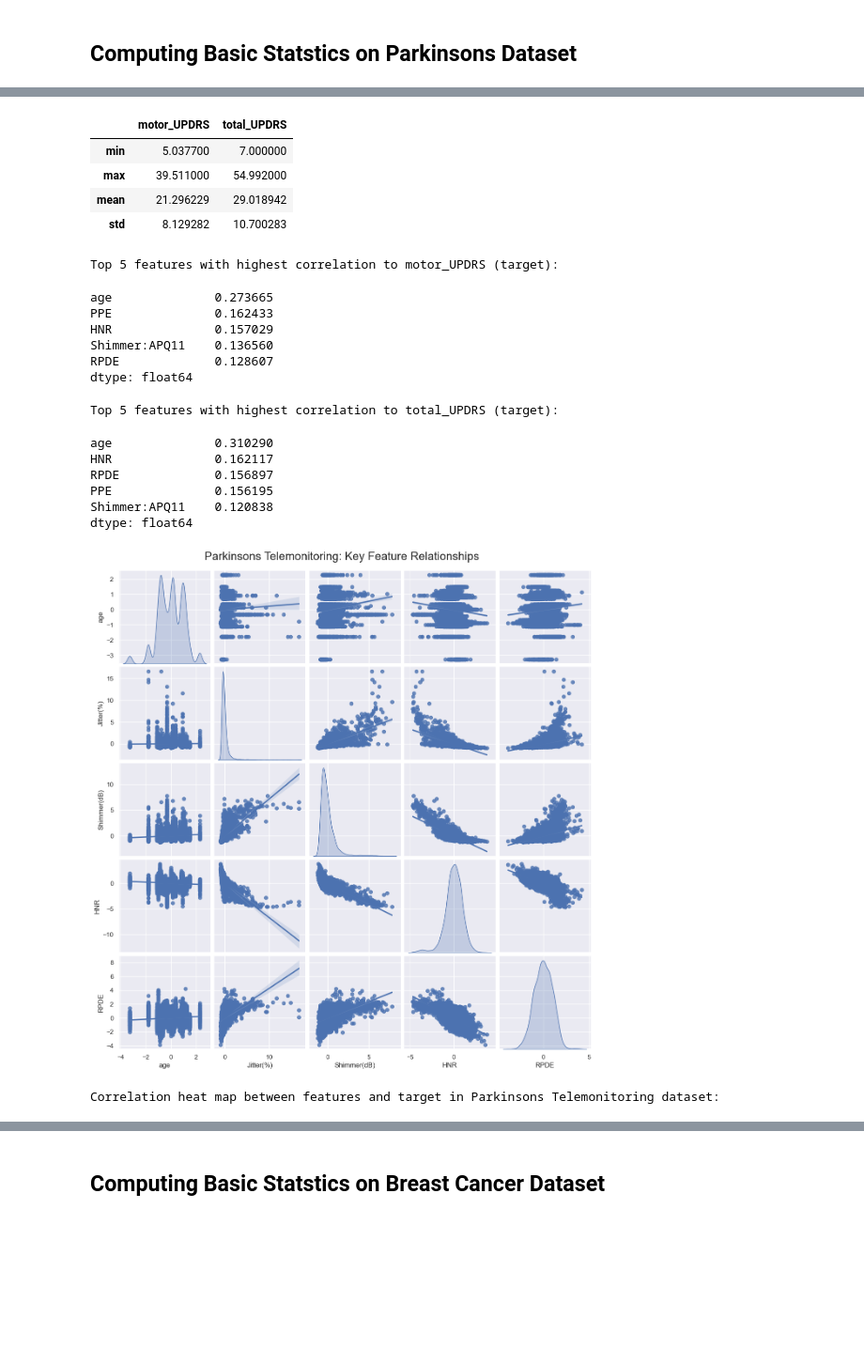
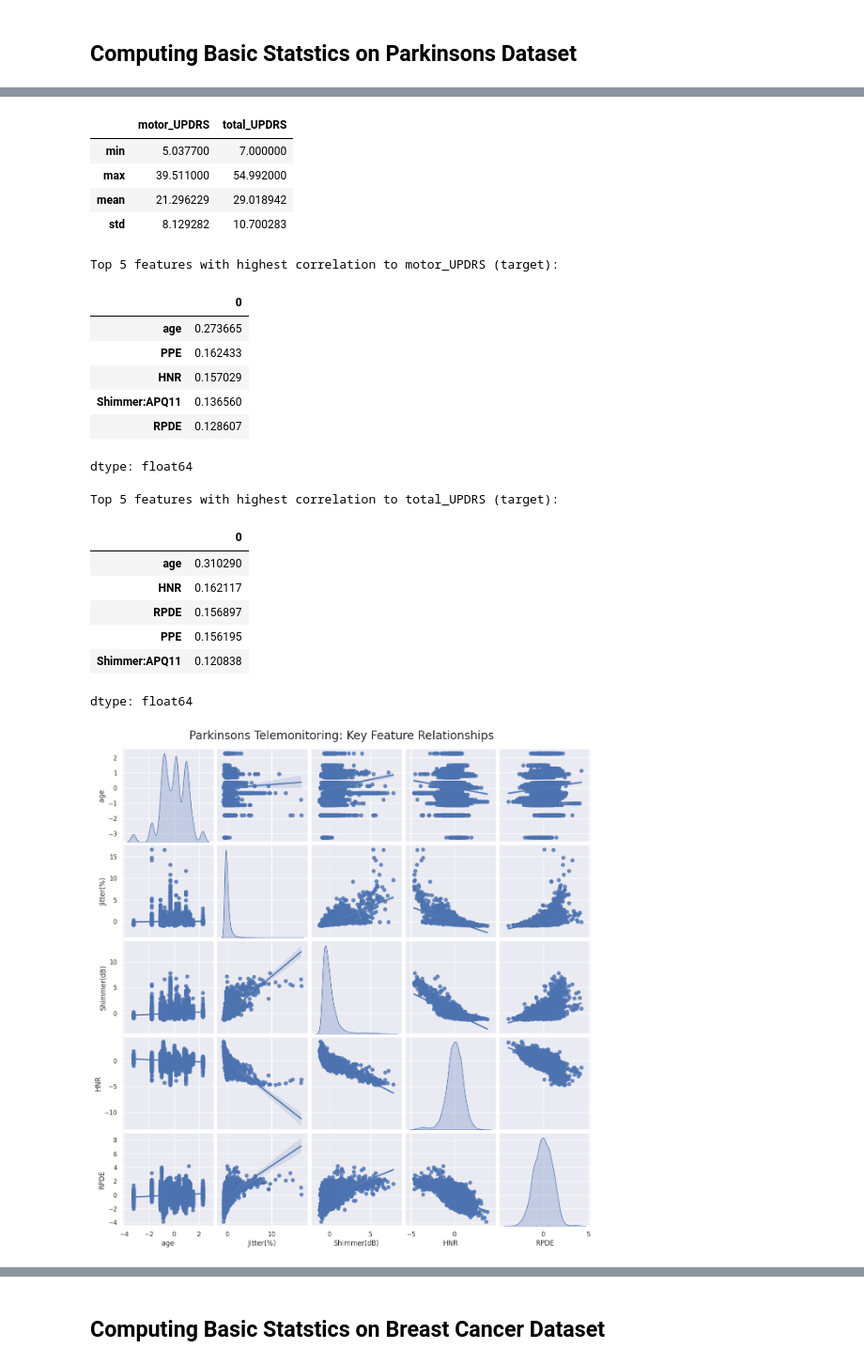
Before and after one commit to dianacovacii/COMP551_A1, a Jupyter notebook: A1.ipynb, the cells around one changed output, grey strips where cells are left out. Shown at 94% size. Drawn from its saved outputs; the diff is of its cells as text; code cells hidden in the pictures; blank space fills up the shorter version.

```diff
--- a/A1.ipynb
+++ b/A1.ipynb
@@ -161,52 +163,43 @@ display(correlations.head(5))
 correlations = PT_X.corrwith(PT_y['total_UPDRS']).abs().sort_values(ascending=False)
 print("\nTop 5 features with highest correlation to total_UPDRS (target):")
 display(correlations.head(5))
 
 # Visualize relations and trends between key features
 #print("\nRelations between key features:")
 #kind = 'reg': add linear trend lines
 #diag_kind = 'kde' : show density plots for each predictor in diagonal panels.
 sns.pairplot(PT_X[key_features_pt], kind = 'reg', diag_kind='kde')
 plt.suptitle('Parkinsons Telemonitoring: Key Feature Relationships', y=1.02, fontsize=20)
 plt.show()
-
-print("\nCorrelation heat map between features and target in Parkinsons Telemonitoring dataset:")
-
-PT_df = pd.concat([PT_X, PT_y], axis=1)
-PT_corr_matrix = PT_df.corr()
-# Keep only correlations with targets and plot heatmap
-plt.figure(figsize=(20, 12))
-sns.heatmap(PT_corr_matrix, annot=True, cmap='coolwarm', center=0, annot_kws={'size':8})
-plt.title("Parkinsons Telemonitoring dataset - Correlation of Features and Targets")
-plt.show()
 # %% [output]
 --- Statistics on the Parkinsons Telemonitoring Dataset ---
 
 Statistical values of key features:
 |  | age | Jitter(%) | Shimmer(dB) | HNR | RPDE |
 | min | -3.265580e+00 | -9.466570e-01 | -1.237697e+00 | -4.665987e+00 | -3.866744e+00 |
 | max | 2.289489e+00 | 1.668571e+01 | 7.800931e+00 | 3.774533e+00 | 4.204980e+00 |
 | mean | -4.063700e-16 | 1.451321e-16 | 1.838340e-16 | -6.385814e-16 | 1.935095e-16 |
 | std | 1.000085e+00 | 1.000085e+00 | 1.000085e+00 | 1.000085e+00 | 1.000085e+00 |
 Statistical values of targets:
 |  | motor_UPDRS | total_UPDRS |
 | min | 5.037700 | 7.000000 |
 | max | 39.511000 | 54.992000 |
 | mean | 21.296229 | 29.018942 |
 | std | 8.129282 | 10.700283 |
 Top 5 features with highest correlation to motor_UPDRS (target):
+|  | 0 |
+| age | 0.273665 |
+| PPE | 0.162433 |
+| HNR | 0.157029 |
+| Shimmer:APQ11 | 0.136560 |
+| RPDE | 0.128607 |
-age              0.273665
-PPE              0.162433
-HNR              0.157029
-Shimmer:APQ11    0.136560
-RPDE             0.128607
 dtype: float64
 Top 5 features with highest correlation to total_UPDRS (target):
+|  | 0 |
+| age | 0.310290 |
+| HNR | 0.162117 |
+| RPDE | 0.156897 |
+| PPE | 0.156195 |
+| Shimmer:APQ11 | 0.120838 |
-age              0.310290
-HNR              0.162117
-RPDE             0.156897
-PPE              0.156195
-Shimmer:APQ11    0.120838
 dtype: float64
-[figure, old version]
+[figure, new version]
-Correlation heat map between features and target in Parkinsons Telemonitoring dataset:
```
Also changed, not shown: parts of 28 cells of this notebook, 2 other files.
